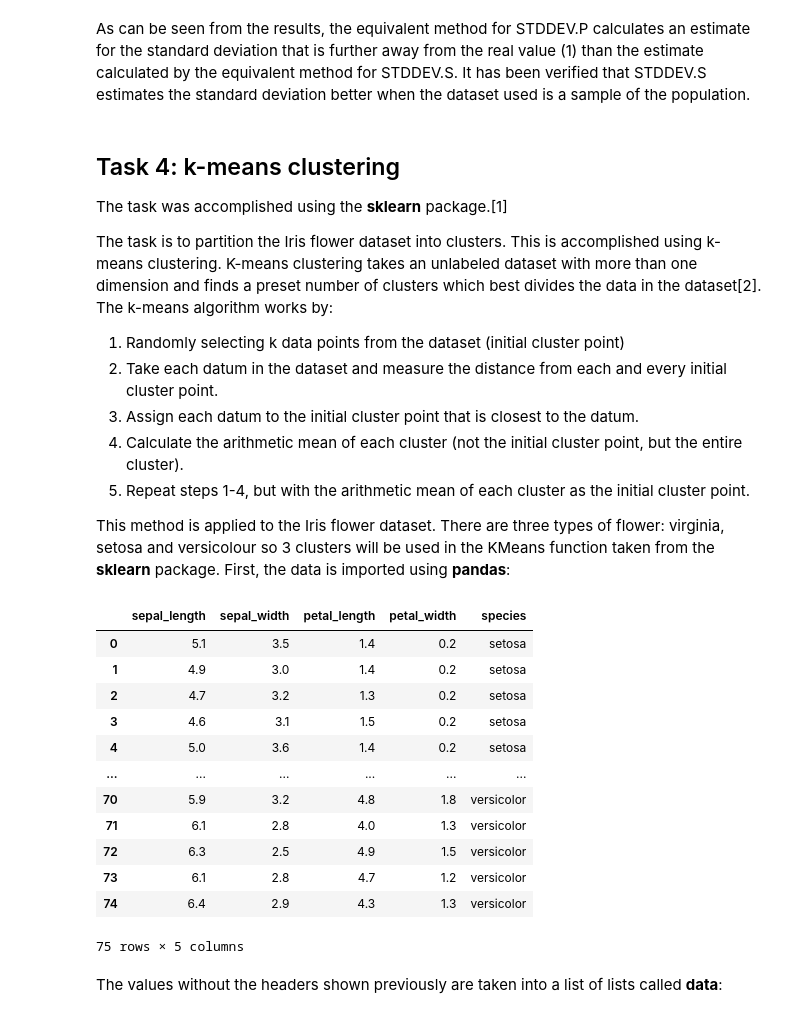
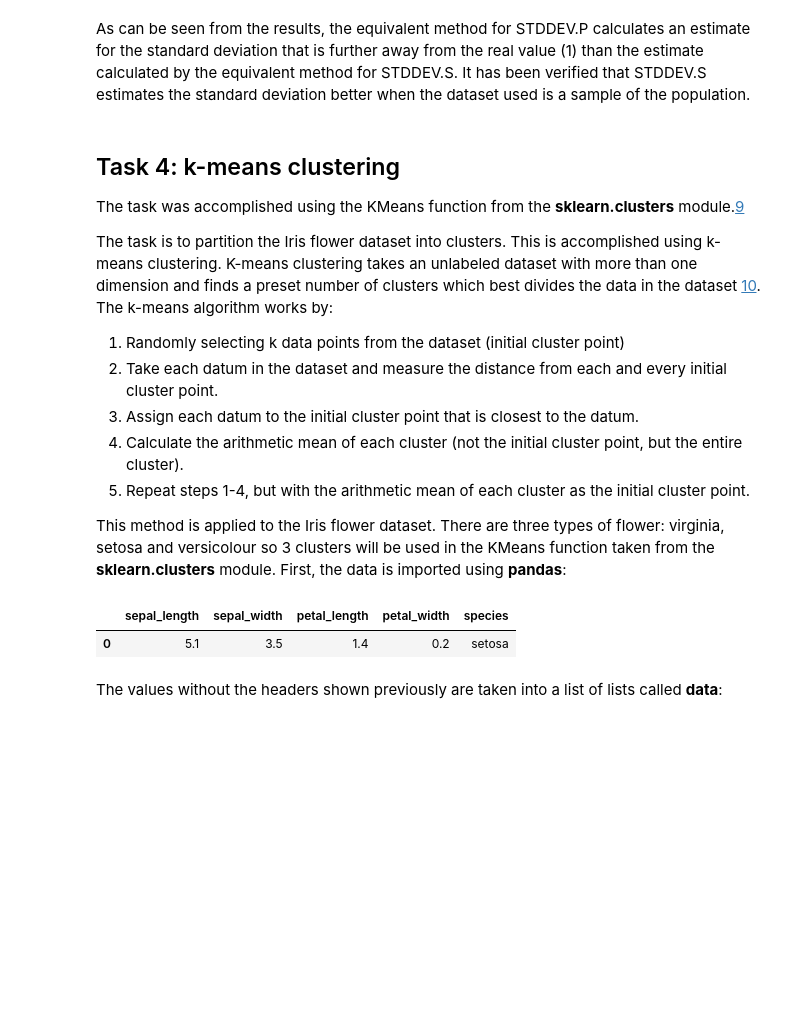
Before and after one commit to AlanQuille/machinelearningTasks, a Jupyter notebook: Tasks2020.ipynb, the cells around one changed output. Saved outputs shown, nothing was run; the diff lists cells and outputs as text; code cells hidden in the pictures; blank space fills up the shorter version.

Commit message:
Added references to Task 4

```diff
--- a/Tasks2020.ipynb
+++ b/Tasks2020.ipynb
@@ -214,9 +214,9 @@ The average marginal difference between the real and calculated standard deviati
 As can be seen from the results, the equivalent method for STDDEV.P calculates an estimate for the standard deviation that is further away from the real value (1) than the estimate calculated by the equivalent method for STDDEV.S. It has been verified that STDDEV.S estimates the standard deviation better when the dataset used is a sample of the population.
 # %% [markdown]
 ## Task 4: k-means clustering
-The task was accomplished using the **sklearn** package.[1]
+The task was accomplished using the KMeans function from the **sklearn.clusters** module.[9](#ref9)
 
-The task is to partition the Iris flower dataset into clusters. This is accomplished using k-means clustering. K-means clustering takes an unlabeled dataset with more than one dimension and finds a preset number of clusters which best divides the data in the dataset[2]. The k-means algorithm works by:
+The task is to partition the Iris flower dataset into clusters. This is accomplished using k-means clustering. K-means clustering takes an unlabeled dataset with more than one dimension and finds a preset number of clusters which best divides the data in the dataset [10](#ref10). The k-means algorithm works by:
 
 1. Randomly selecting k data points from the dataset (initial cluster point)
 2. Take each datum in the dataset and measure the distance from each and every initial cluster point.
@@ -224,30 +224,21 @@ The task is to partition the Iris flower dataset into clusters. This is accompli
 4. Calculate the arithmetic mean of each cluster (not the initial cluster point, but the entire cluster).
 5. Repeat steps 1-4, but with the arithmetic mean of each cluster as the initial cluster point.
 
-This method is applied to the Iris flower dataset. There are three types of flower: virginia, setosa and versicolour so 3 clusters will be used in the KMeans function taken from the **sklearn** package. First, the data is imported using **pandas**:
+This method is applied to the Iris flower dataset. There are three types of flower: virginia, setosa and versicolour so 3 clusters will be used in the KMeans function taken from the **sklearn.clusters** module. First, the data is imported using **pandas**:
 # %%
 # k-means clustering
-import sklearn
+from sklearn.cluster import KMeans
+# import pandas to handle iris.csv
 import pandas as pd
-import numpy as np
 
 # df is the main dataframe that will be used.
+# iris.csv file has iris dataset
 df = pd.read_csv("iris.csv")
-df.head(75)
+# first value of dataset
+df.head(1)
 # %% [output]
 |  | sepal_length | sepal_width | petal_length | petal_width | species |
 | 0 | 5.1 | 3.5 | 1.4 | 0.2 | setosa |
-| 1 | 4.9 | 3.0 | 1.4 | 0.2 | setosa |
-| 2 | 4.7 | 3.2 | 1.3 | 0.2 | setosa |
-| 3 | 4.6 | 3.1 | 1.5 | 0.2 | setosa |
-| 4 | 5.0 | 3.6 | 1.4 | 0.2 | setosa |
-| ... | ... | ... | ... | ... | ... |
-| 70 | 5.9 | 3.2 | 4.8 | 1.8 | versicolor |
-| 71 | 6.1 | 2.8 | 4.0 | 1.3 | versicolor |
-| 72 | 6.3 | 2.5 | 4.9 | 1.5 | versicolor |
-| 73 | 6.1 | 2.8 | 4.7 | 1.2 | versicolor |
-| 74 | 6.4 | 2.9 | 4.3 | 1.3 | versicolor |
-75 rows × 5 columns
 # %% [markdown]
 The values without the headers shown previously are taken into a list of lists called **data**:
 # %%
```
Also changed, not shown: parts of 10 cells of this notebook.
